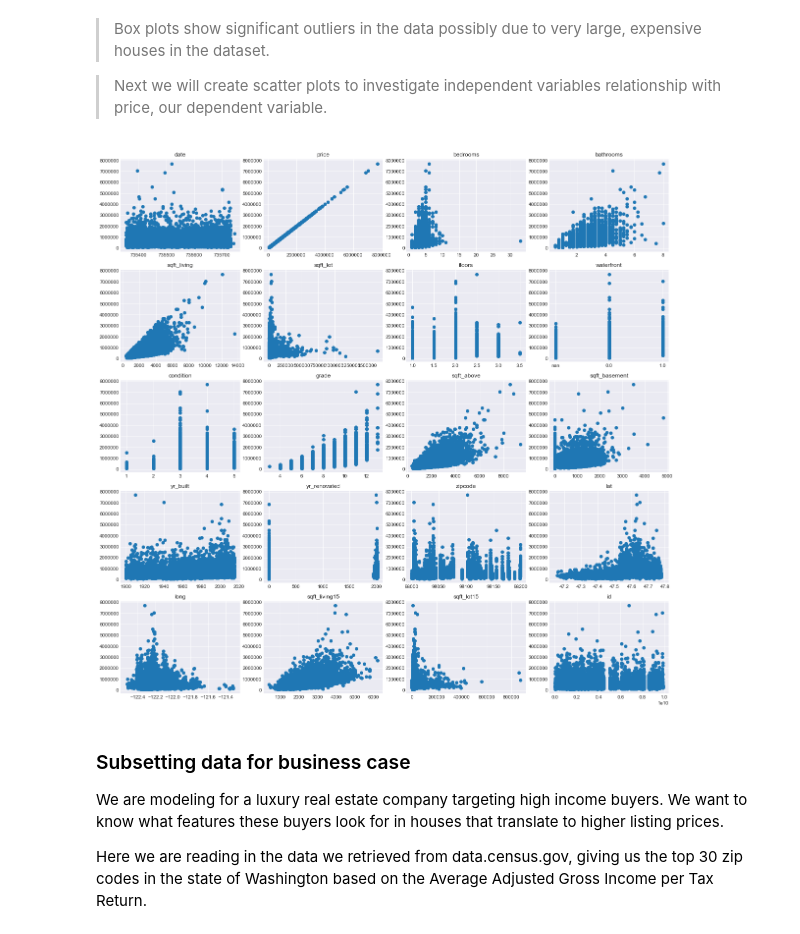
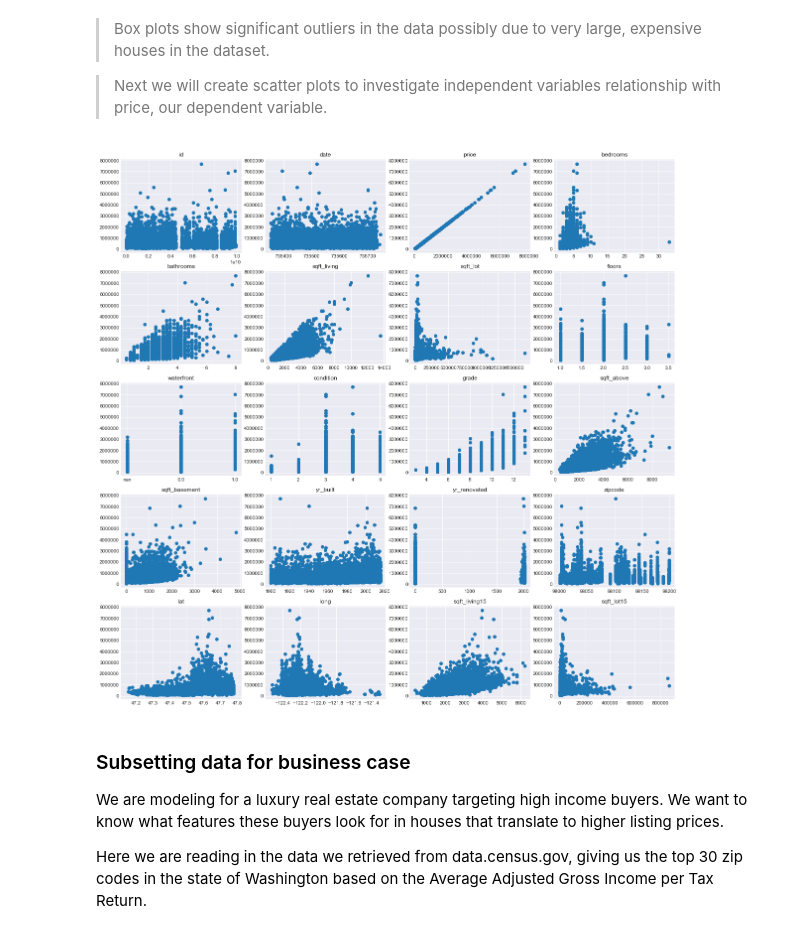
Before and after one commit to melodygr/Housing-Regression-Project, a Jupyter notebook: data-cleaning-EDA-Modeling-new.ipynb, the cells around one changed output. Saved outputs shown, nothing was run; the diff lists cells and outputs as text; code cells hidden in the pictures.

```diff
--- a/data-cleaning-EDA-Modeling-new.ipynb
+++ b/data-cleaning-EDA-Modeling-new.ipynb
@@ -164,11 +164,12 @@ fig, axes = plt.subplots(nrows=5, ncols=4,figsize=(20,20))
 plt.title('Graphs')
 x = df.price
 for n in range(len(df.columns)):
-    row=(n-1)//4
-    col=n%4-1
+    row=(n)//4
+    col=n%4
     ax=axes[row][col]
     y=df.iloc[:,n]
     ax.hist(y)
     ax.set_title(df.columns.values[n])
+plt.savefig('images/initial_distributions.png')
 plt.show()
 # %% [output]
@@ -182,14 +183,14 @@ box_list = list(df.columns)
 box_list.remove('waterfront')
 
 fig, axes = plt.subplots(nrows=5, ncols=4,figsize=(20,20))
-plt.title('Graphs')
 for n, column in enumerate(box_list):
-    row=(n-1)//4
-    col=n%4-1
+    row=(n)//4
+    col=n%4
     ax=axes[row][col]
     x=df[column]
     y=df.price
     ax.boxplot(x=x)
     ax.set_title(box_list[n])
+plt.savefig('images/boxplots.png')
 plt.show()
 # %% [output]
@@ -200,18 +201,18 @@ plt.show()
 > Next we will create scatter plots to investigate independent variables relationship with price, our dependent variable.
 # %%
 fig, axes = plt.subplots(nrows=5, ncols=4,figsize=(20,20))
-plt.title('Graphs')
 for n, column in enumerate(df.columns):
-    row=(n-1)//4
-    col=n%4-1
+    row=(n)//4
+    col=n%4
     ax=axes[row][col]
     x=df[column]
     y=df.price
     ax.scatter(x, y)
     ax.set_title(df.columns.values[n])
+plt.savefig('images/initial_scatterplots.png')
 plt.show()
 # %% [output]
-[figure, old version]
+[figure, new version]
 # %% [markdown]
 ### Subsetting data for business case
 
```
Also changed, not shown: parts of 18 cells of this notebook, 9 other files.
